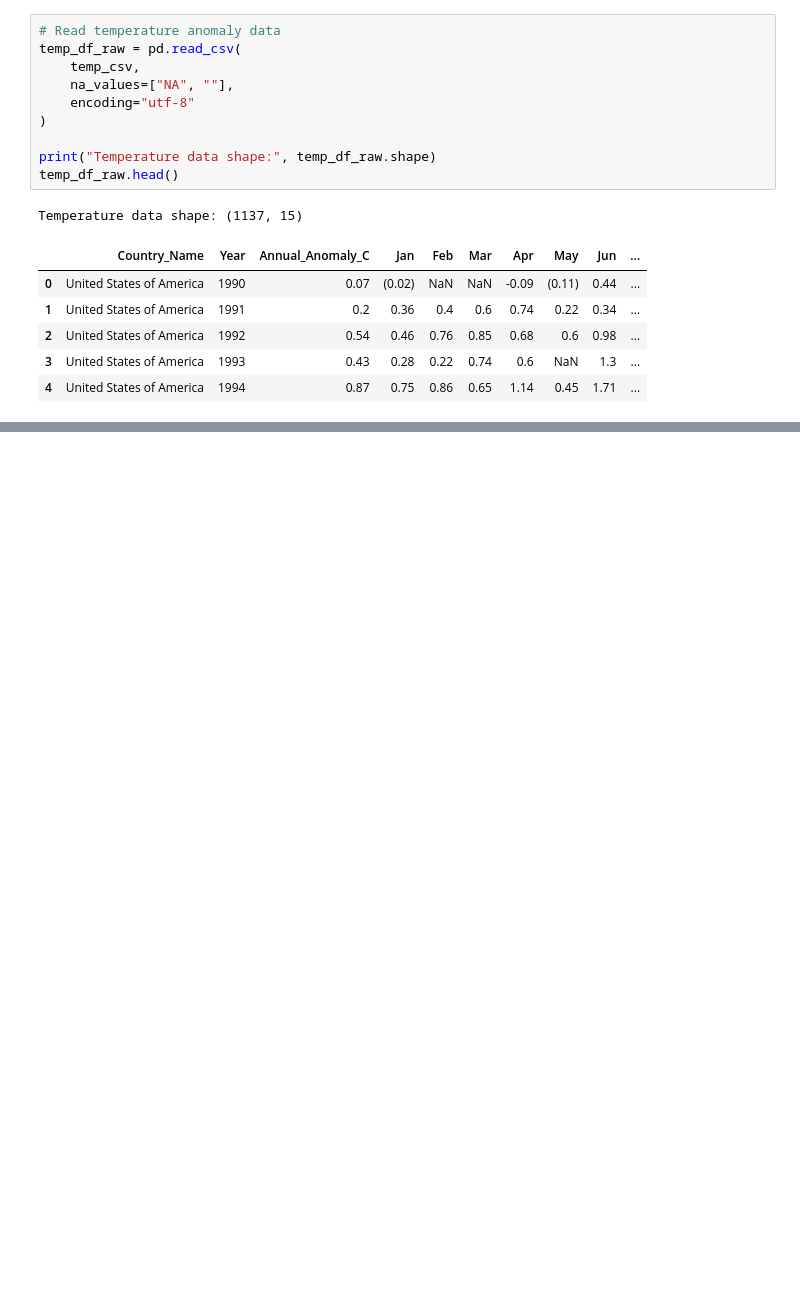
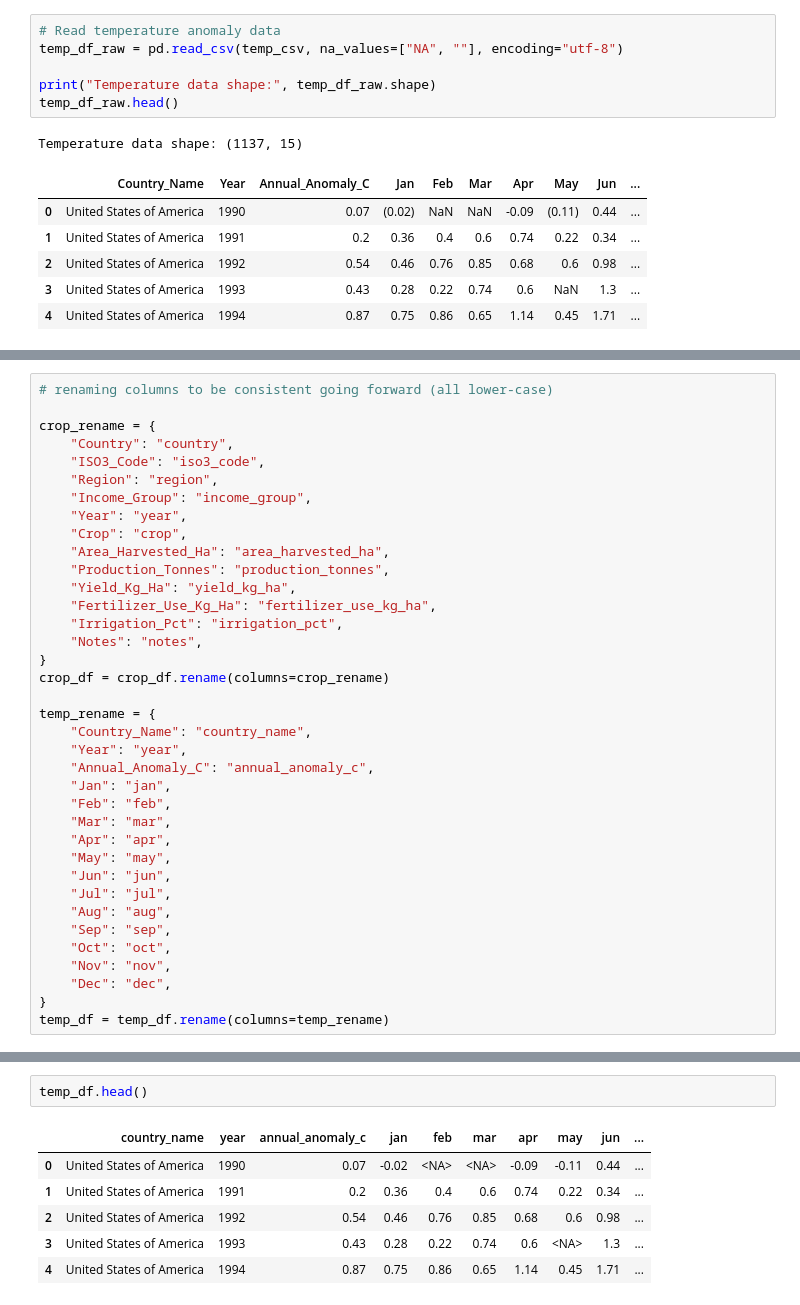
Before and after one commit to clareubc/521d_assignment, a Jupyter notebook: notebooks/assignment1.ipynb, the cells around one changed output, grey strips where cells are left out. Cells and saved outputs as stored; diff of their text form; blank space fills up the shorter version.

```diff
--- a/notebooks/assignment1.ipynb
+++ b/notebooks/assignment1.ipynb
@@ -201,11 +209,7 @@ Crop data shape: (4187, 12)
 | 4 | Japan | JPN | East Asia | High income | 2013.0 | Rice | 5434696 | 58322509.35 | ... |
 # %%
 # Read temperature anomaly data
-temp_df_raw = pd.read_csv(
-    temp_csv,
-    na_values=["NA", ""],
-    encoding="utf-8"
-)
+temp_df_raw = pd.read_csv(temp_csv, na_values=["NA", ""], encoding="utf-8")
 
 print("Temperature data shape:", temp_df_raw.shape)
 temp_df_raw.head()
@@ -219,0 +443,37 @@ Temperature data shape: (1137, 15)
+# %%
+# renaming columns to be consistent going forward (all lower-case)
+
+crop_rename = {
+    "Country": "country",
+    "ISO3_Code": "iso3_code",
+    "Region": "region",
+    "Income_Group": "income_group",
+    "Year": "year",
+    "Crop": "crop",
+    "Area_Harvested_Ha": "area_harvested_ha",
+    "Production_Tonnes": "production_tonnes",
+    "Yield_Kg_Ha": "yield_kg_ha",
+    "Fertilizer_Use_Kg_Ha": "fertilizer_use_kg_ha",
+    "Irrigation_Pct": "irrigation_pct",
+    "Notes": "notes",
+}
+crop_df = crop_df.rename(columns=crop_rename)
+
+temp_rename = {
+    "Country_Name": "country_name",
+    "Year": "year",
+    "Annual_Anomaly_C": "annual_anomaly_c",
+    "Jan": "jan",
+    "Feb": "feb",
+    "Mar": "mar",
+    "Apr": "apr",
+    "May": "may",
+    "Jun": "jun",
+    "Jul": "jul",
+    "Aug": "aug",
+    "Sep": "sep",
+    "Oct": "oct",
+    "Nov": "nov",
+    "Dec": "dec",
+}
+temp_df = temp_df.rename(columns=temp_rename)
@@ -219,0 +667,9 @@ Temperature data shape: (1137, 15)
+# %%
+temp_df.head()
+# %% [output]
+|  | country_name | year | annual_anomaly_c | jan | feb | mar | apr | may | jun | ... |
+| 0 | United States of America | 1990 | 0.07 | -0.02 | <NA> | <NA> | -0.09 | -0.11 | 0.44 | ... |
+| 1 | United States of America | 1991 | 0.2 | 0.36 | 0.4 | 0.6 | 0.74 | 0.22 | 0.34 | ... |
+| 2 | United States of America | 1992 | 0.54 | 0.46 | 0.76 | 0.85 | 0.68 | 0.6 | 0.98 | ... |
+| 3 | United States of America | 1993 | 0.43 | 0.28 | 0.22 | 0.74 | 0.6 | <NA> | 1.3 | ... |
+| 4 | United States of America | 1994 | 0.87 | 0.75 | 0.86 | 0.65 | 1.14 | 0.45 | 1.71 | ... |
```
Also changed, not shown: parts of 58 cells of this notebook.
